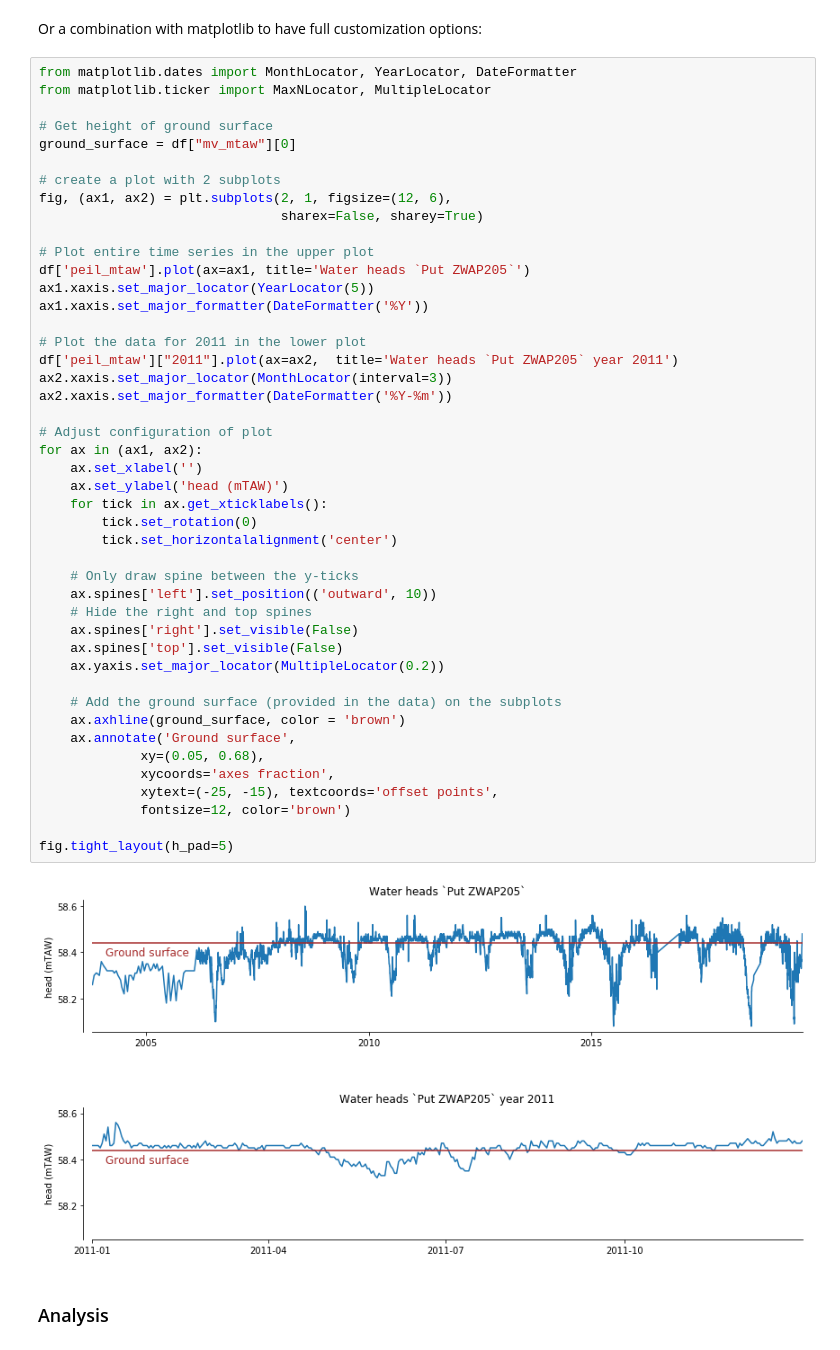
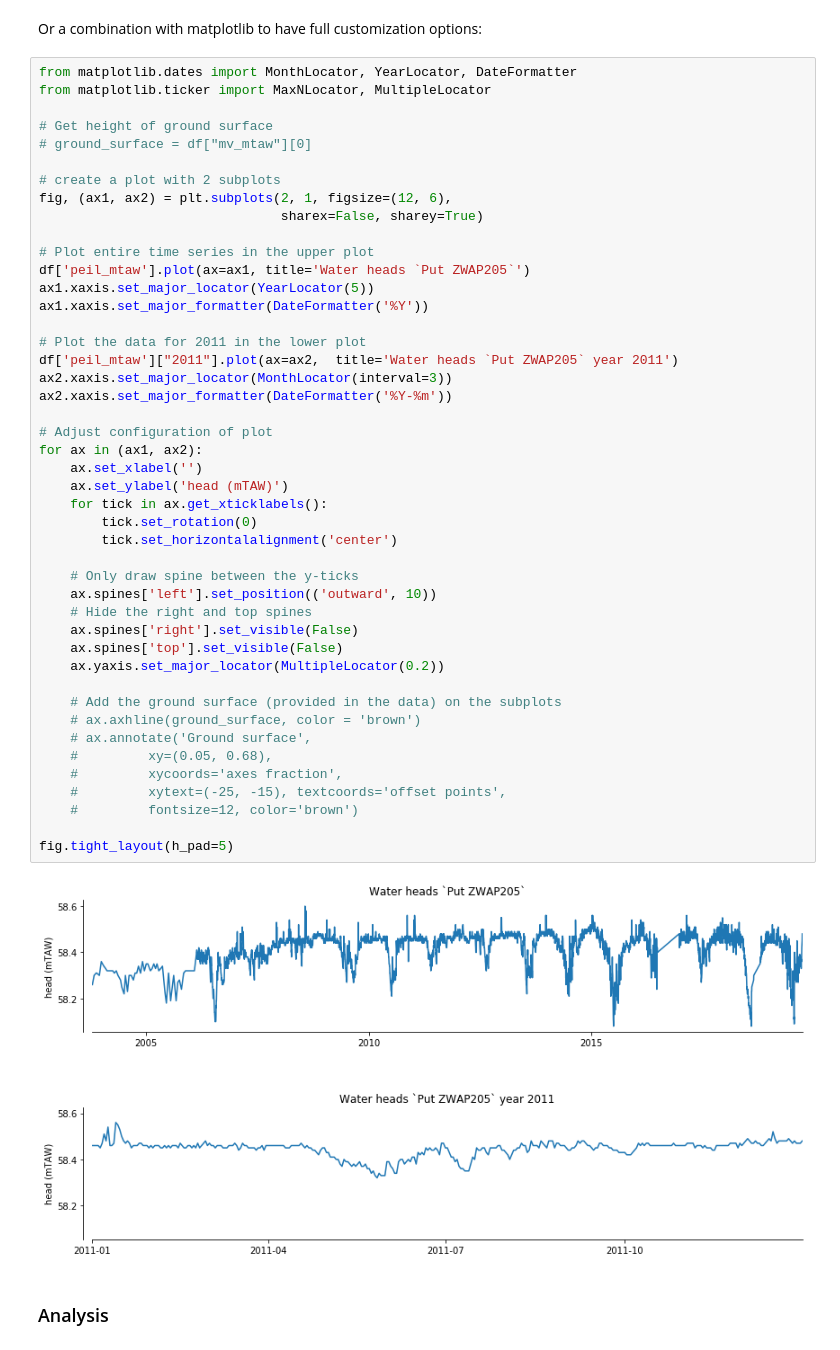
Before and after one commit to DOV-Vlaanderen/pydov, a Jupyter notebook: docs/notebooks/search_grondwaterfilters.ipynb, the cells around one changed output. Saved outputs shown, nothing was run; the diff lists cells and outputs as text.

```diff
--- a/docs/notebooks/search_grondwaterfilters.ipynb
+++ b/docs/notebooks/search_grondwaterfilters.ipynb
@@ -302,7 +337,7 @@ from matplotlib.dates import MonthLocator, YearLocator, DateFormatter
 from matplotlib.ticker import MaxNLocator, MultipleLocator
 
 # Get height of ground surface
-ground_surface = df["mv_mtaw"][0]
+# ground_surface = df["mv_mtaw"][0]
 
 # create a plot with 2 subplots
 fig, (ax1, ax2) = plt.subplots(2, 1, figsize=(12, 6),
@@ -310,40 +345,40 @@ fig, (ax1, ax2) = plt.subplots(2, 1, figsize=(12, 6),
 
 # Plot entire time series in the upper plot
 df['peil_mtaw'].plot(ax=ax1, title='Water heads `Put ZWAP205`')
 ax1.xaxis.set_major_locator(YearLocator(5))
 ax1.xaxis.set_major_formatter(DateFormatter('%Y'))
 
 # Plot the data for 2011 in the lower plot
 df['peil_mtaw']["2011"].plot(ax=ax2,  title='Water heads `Put ZWAP205` year 2011')
 ax2.xaxis.set_major_locator(MonthLocator(interval=3))
 ax2.xaxis.set_major_formatter(DateFormatter('%Y-%m'))
 
 # Adjust configuration of plot
 for ax in (ax1, ax2):
     ax.set_xlabel('')
     ax.set_ylabel('head (mTAW)')
     for tick in ax.get_xticklabels():
         tick.set_rotation(0)
         tick.set_horizontalalignment('center')
 
     # Only draw spine between the y-ticks
     ax.spines['left'].set_position(('outward', 10))
     # Hide the right and top spines
     ax.spines['right'].set_visible(False)
     ax.spines['top'].set_visible(False)
     ax.yaxis.set_major_locator(MultipleLocator(0.2))
 
     # Add the ground surface (provided in the data) on the subplots
-    ax.axhline(ground_surface, color = 'brown')
-    ax.annotate('Ground surface',
-             xy=(0.05, 0.68),
-             xycoords='axes fraction',
-             xytext=(-25, -15), textcoords='offset points',
-             fontsize=12, color='brown')
+    # ax.axhline(ground_surface, color = 'brown')
+    # ax.annotate('Ground surface',
+    #         xy=(0.05, 0.68),
+    #         xycoords='axes fraction',
+    #         xytext=(-25, -15), textcoords='offset points',
+    #         fontsize=12, color='brown')
 
 fig.tight_layout(h_pad=5)
 # %% [output]
-[figure, old version]
+[figure, new version]
 # %% [markdown]
 ### Analysis
 # %% [markdown]
```
Also changed, not shown: parts of 7 cells of this notebook, 1 other file.
